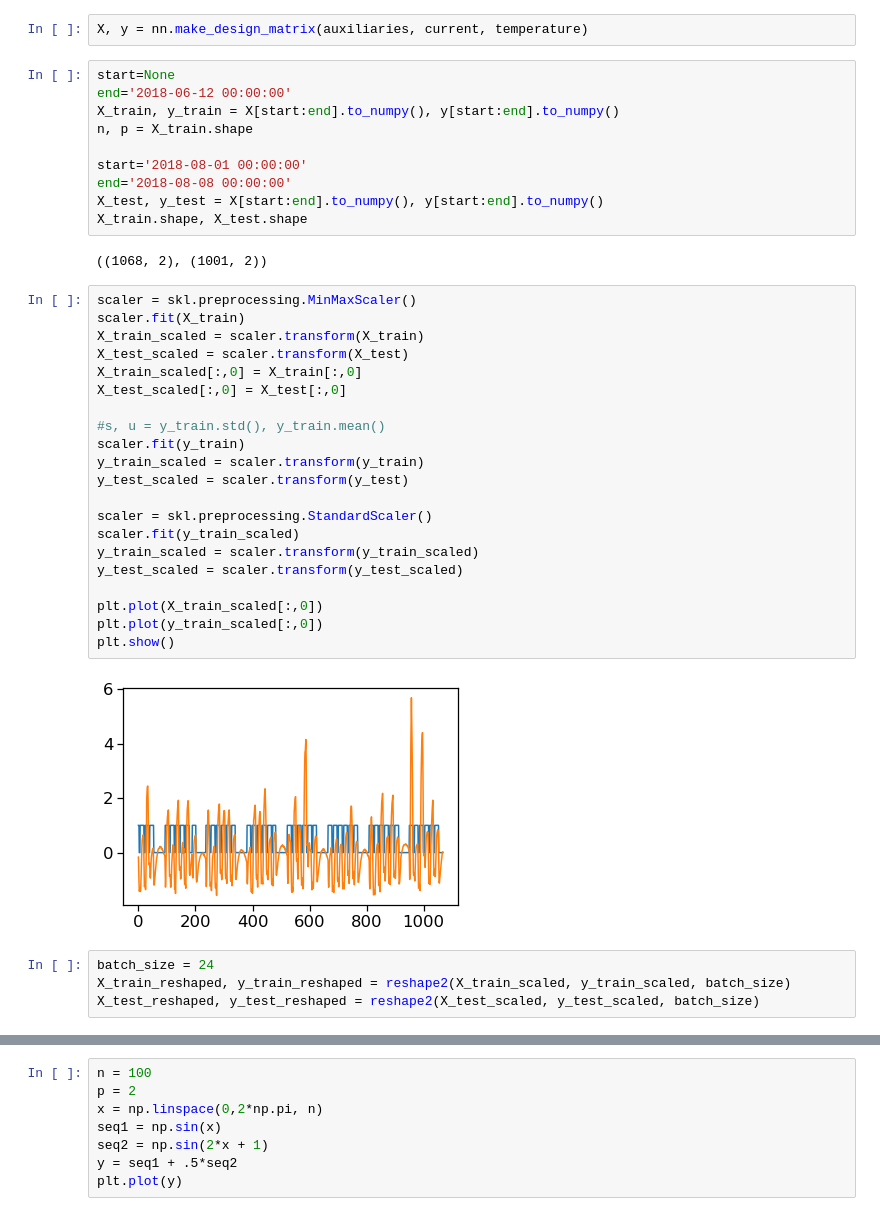
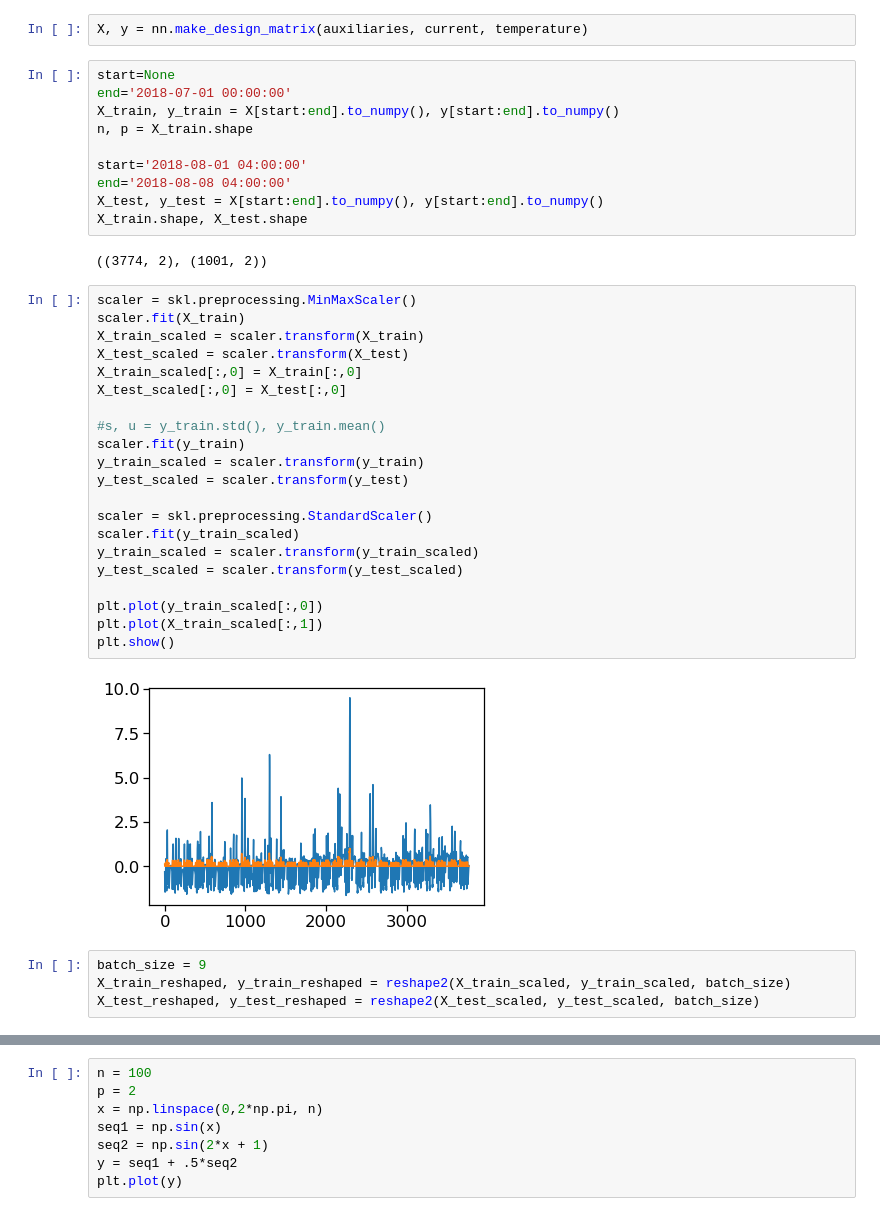
Before and after one commit to fonstelien/FYS-STK4155, a Jupyter notebook: project3/source/project3.ipynb, the cells around one changed output, grey strips where cells are left out. Saved outputs shown, nothing was run; the diff lists cells and outputs as text.

```diff
--- a/project3/source/project3.ipynb
+++ b/project3/source/project3.ipynb
@@ -94,41 +97,41 @@ def reshape2(X, y, batch_size):
 X, y = nn.make_design_matrix(auxiliaries, current, temperature)
 # %%
 start=None
-end='2018-06-12 00:00:00'
+end='2018-07-01 00:00:00'
 X_train, y_train = X[start:end].to_numpy(), y[start:end].to_numpy()
 n, p = X_train.shape
 
-start='2018-08-01 00:00:00'
-end='2018-08-08 00:00:00'
+start='2018-08-01 04:00:00'
+end='2018-08-08 04:00:00'
 X_test, y_test = X[start:end].to_numpy(), y[start:end].to_numpy()
 X_train.shape, X_test.shape
 # %% [output]
-((1068, 2), (1001, 2))
+((3774, 2), (1001, 2))
 # %%
 scaler = skl.preprocessing.MinMaxScaler()
 scaler.fit(X_train)
 X_train_scaled = scaler.transform(X_train)
 X_test_scaled = scaler.transform(X_test)
 X_train_scaled[:,0] = X_train[:,0]
 X_test_scaled[:,0] = X_test[:,0]
 
 #s, u = y_train.std(), y_train.mean()
 scaler.fit(y_train)
 y_train_scaled = scaler.transform(y_train)
 y_test_scaled = scaler.transform(y_test)
 
 scaler = skl.preprocessing.StandardScaler()
 scaler.fit(y_train_scaled)
 y_train_scaled = scaler.transform(y_train_scaled)
 y_test_scaled = scaler.transform(y_test_scaled)
 
-plt.plot(X_train_scaled[:,0])
 plt.plot(y_train_scaled[:,0])
+plt.plot(X_train_scaled[:,1])
 plt.show()
 # %% [output]
-[figure, old version]
+[figure, new version]
 # %%
-batch_size = 24
+batch_size = 9
 X_train_reshaped, y_train_reshaped = reshape2(X_train_scaled, y_train_scaled, batch_size)
 X_test_reshaped, y_test_reshaped = reshape2(X_test_scaled, y_test_scaled, batch_size)
 # %%
```
Also changed, not shown: parts of 5 cells of this notebook.
